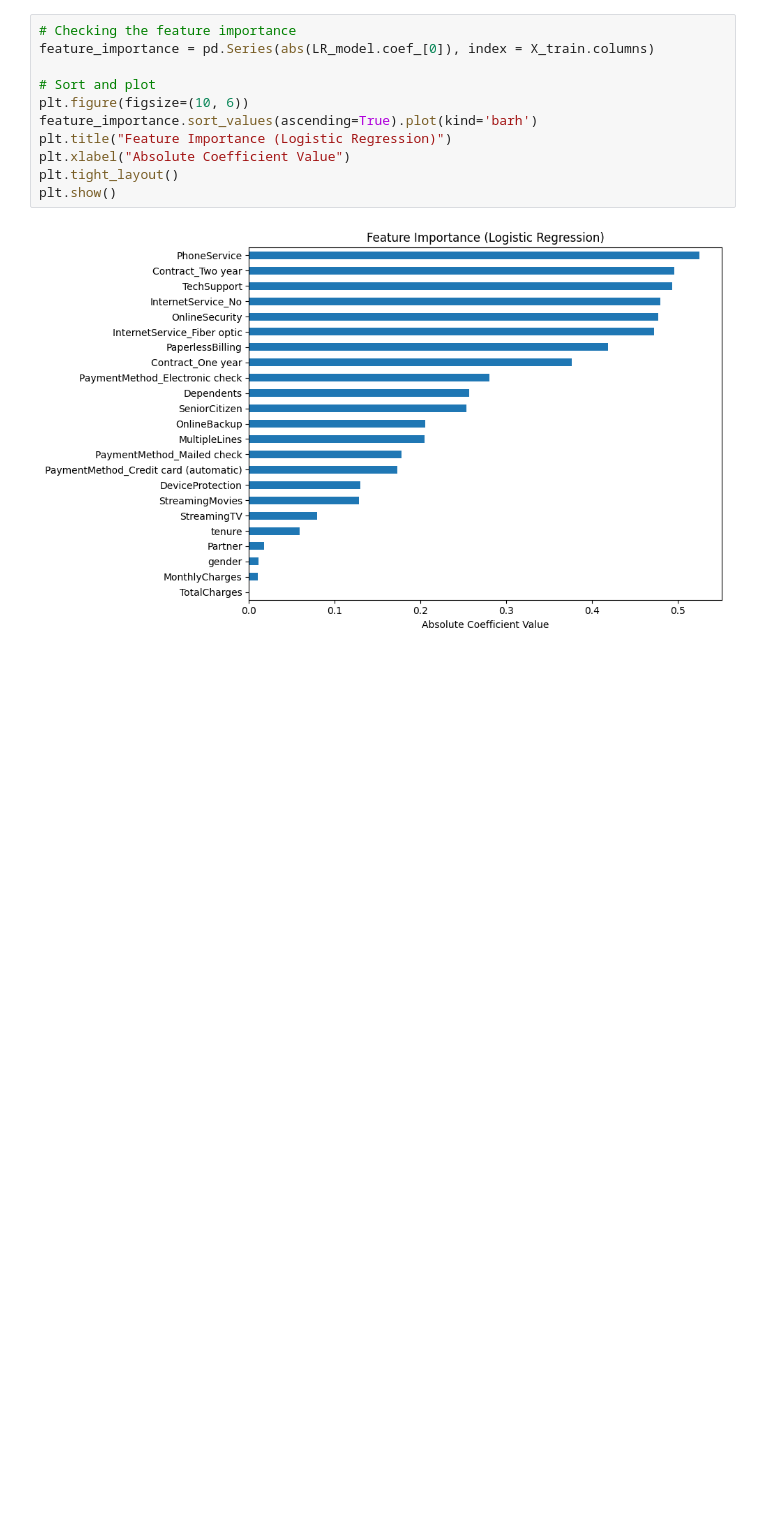
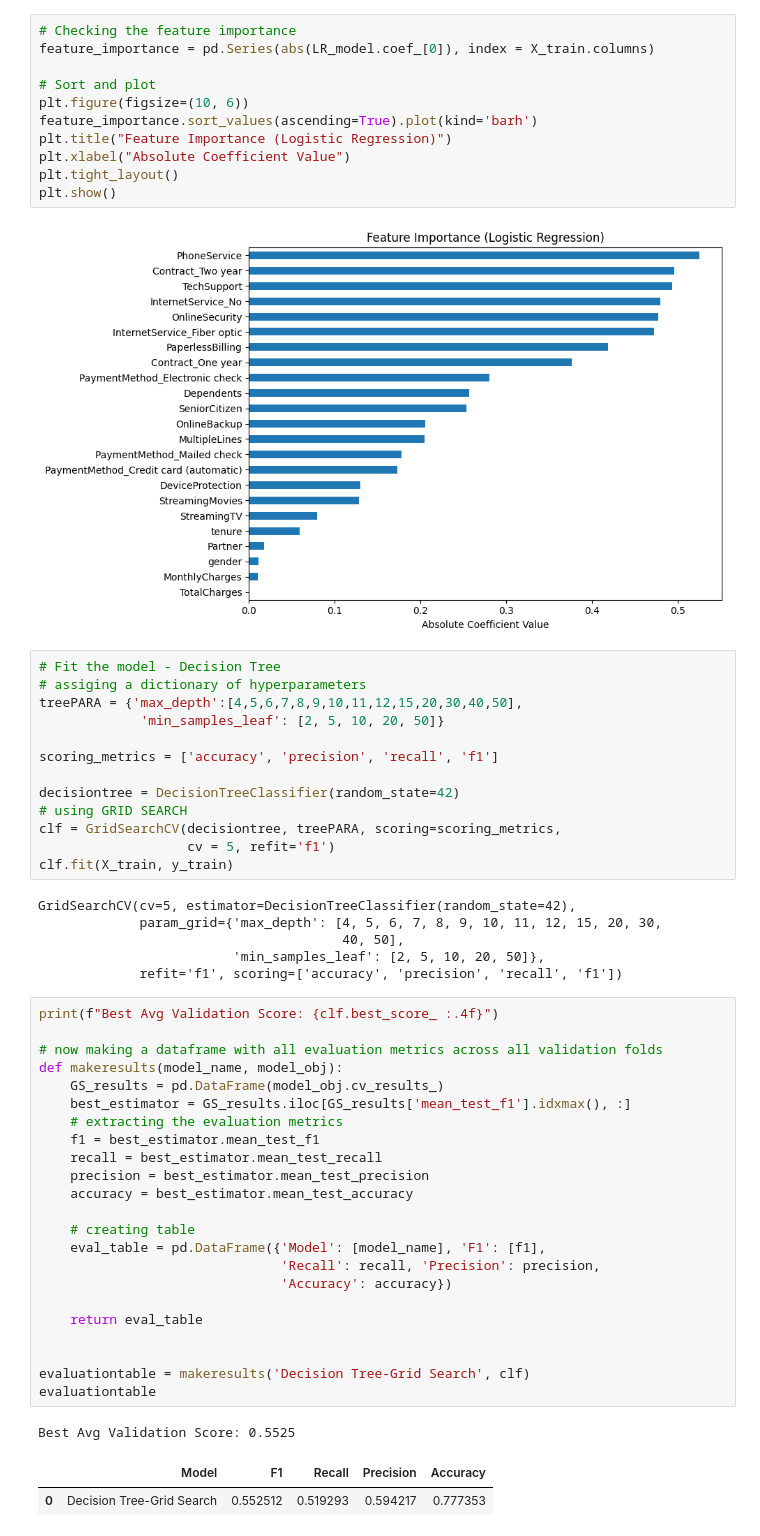
Before and after one commit to hamnaawaseem/Customer-Churn-Prediction, a Jupyter notebook: churn_notebook.ipynb, the cells around one changed output. Cells and saved outputs as stored; diff of their text form; blank space fills up the shorter version.

Commit message:
Fit Decision Tree with Grid Search and evaluation table

```diff
--- a/churn_notebook.ipynb
+++ b/churn_notebook.ipynb
@@ -226,3 +227,49 @@ plt.tight_layout()
 plt.show()
 # %% [output]
 [figure]
+# %%
+# Fit the model - Decision Tree
+# assiging a dictionary of hyperparameters
+treePARA = {'max_depth':[4,5,6,7,8,9,10,11,12,15,20,30,40,50],
+             'min_samples_leaf': [2, 5, 10, 20, 50]}
+
+scoring_metrics = ['accuracy', 'precision', 'recall', 'f1']
+
+decisiontree = DecisionTreeClassifier(random_state=42)
+# using GRID SEARCH
+clf = GridSearchCV(decisiontree, treePARA, scoring=scoring_metrics,
+                   cv = 5, refit='f1')
+clf.fit(X_train, y_train)
+# %% [output]
+GridSearchCV(cv=5, estimator=DecisionTreeClassifier(random_state=42),
+             param_grid={'max_depth': [4, 5, 6, 7, 8, 9, 10, 11, 12, 15, 20, 30,
+                                       40, 50],
+                         'min_samples_leaf': [2, 5, 10, 20, 50]},
+             refit='f1', scoring=['accuracy', 'precision', 'recall', 'f1'])
+# %%
+print(f"Best Avg Validation Score: {clf.best_score_ :.4f}")
+
+# now making a dataframe with all evaluation metrics across all validation folds
+def makeresults(model_name, model_obj):
+    GS_results = pd.DataFrame(model_obj.cv_results_)
+    best_estimator = GS_results.iloc[GS_results['mean_test_f1'].idxmax(), :]
+    # extracting the evaluation metrics
+    f1 = best_estimator.mean_test_f1
+    recall = best_estimator.mean_test_recall
+    precision = best_estimator.mean_test_precision
+    accuracy = best_estimator.mean_test_accuracy
+
+    # creating table
+    eval_table = pd.DataFrame({'Model': [model_name], 'F1': [f1],
+                               'Recall': recall, 'Precision': precision,
+                               'Accuracy': accuracy})
+
+    return eval_table
+
+
+evaluationtable = makeresults('Decision Tree-Grid Search', clf)
+evaluationtable
+# %% [output]
+Best Avg Validation Score: 0.5525
+|  | Model | F1 | Recall | Precision | Accuracy |
+| 0 | Decision Tree-Grid Search | 0.552512 | 0.519293 | 0.594217 | 0.777353 |
```
Also changed, not shown: parts of 2 cells of this notebook.
